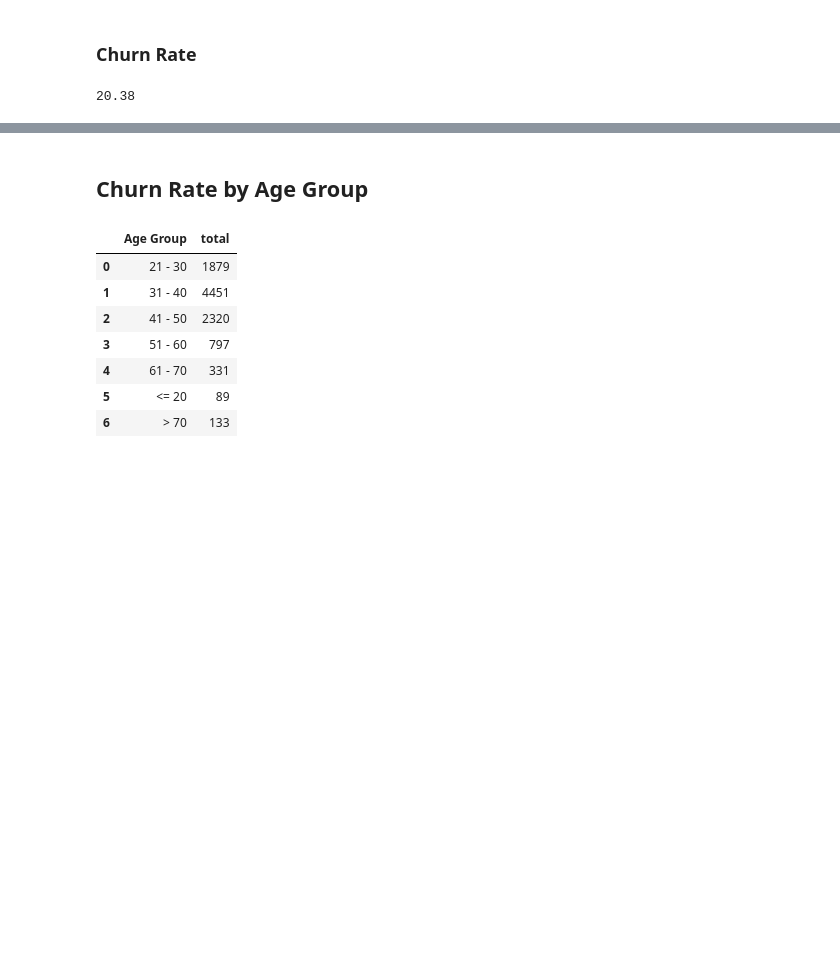
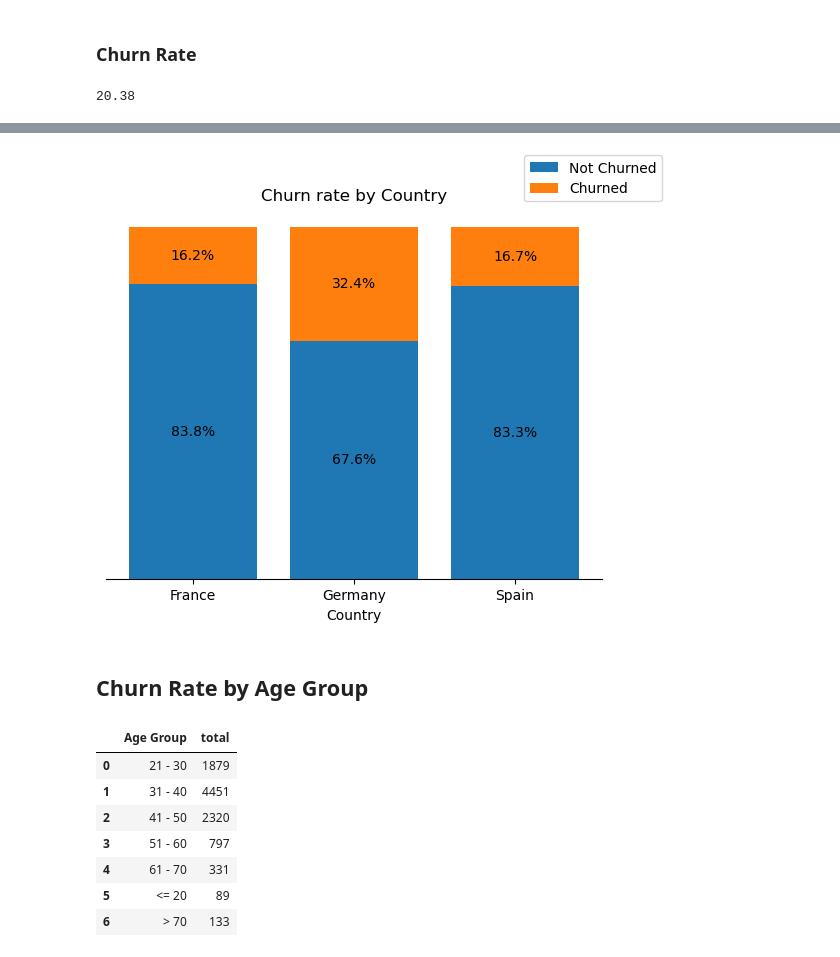
Before and after one commit to valezenwanne/Bank-Customer-Churn-Prediction, a Jupyter notebook: Bank Customer Churn Prediction.ipynb, the cells around one changed output, grey strips where cells are left out. Saved outputs shown, nothing was run; the diff lists cells and outputs as text; code cells hidden in the pictures; blank space fills up the shorter version.

```diff
--- a/Bank Customer Churn Prediction.ipynb
+++ b/Bank Customer Churn Prediction.ipynb
@@ -584,0 +729,4 @@ churn_rate
+# %%
+#summarize the table by country and churn status
+churn_country = df1.pivot_table(index='Country', columns='Churned Status', values='CustomerId', aggfunc='count')
+churn_country
@@ -584,0 +739,5 @@ churn_rate
+# %%
+#create percentage churned and not churned
+churn_country['% Churned'] = round((churn_country['Churned']/(churn_country['Churned']+churn_country['Not Churned']))*100, 1)
+churn_country['% Not Churned'] = round((churn_country['Not Churned']/(churn_country['Churned']+churn_country['Not Churned']))*100, 1)
+churn_country
@@ -585,3 +750,33 @@ churn_rate
+# %%
+#plotting a 100% stacked bar chart of the percentage churn and not churn by country
+
+fig, ax = plt.subplots()
+
+ax.bar(churn_country.index,
+       churn_country['% Not Churned'],
+      label = 'Not Churned')
+
+ax.bar(churn_country.index,
+      churn_country['% Churned'],
+      label = 'Churned',
+      bottom = churn_country['% Not Churned'])
+
+for c in ax.containers:
+    labels = [str(v.get_height().round(1))+'%' if v.get_height()>0 else '' for v in c]
+    ax.bar_label(c, label_type='center', labels=labels, size=10)
+
+#add title, labels and legend
+ax.set_title('Churn rate by Country')
+ax.set_ylabel('Churn Rate')
+ax.set_xlabel('Country')
+fig.legend()
+
+#remove yticks, spines
+ax.yaxis.set_visible(False)
+sns.despine(left=True)
+plt.show()
+# %% [output]
+[figure, added]
 # %% [markdown]
 ## Churn Rate by Age Group
 # %%
```
Also changed, not shown: parts of 54 cells of this notebook.
